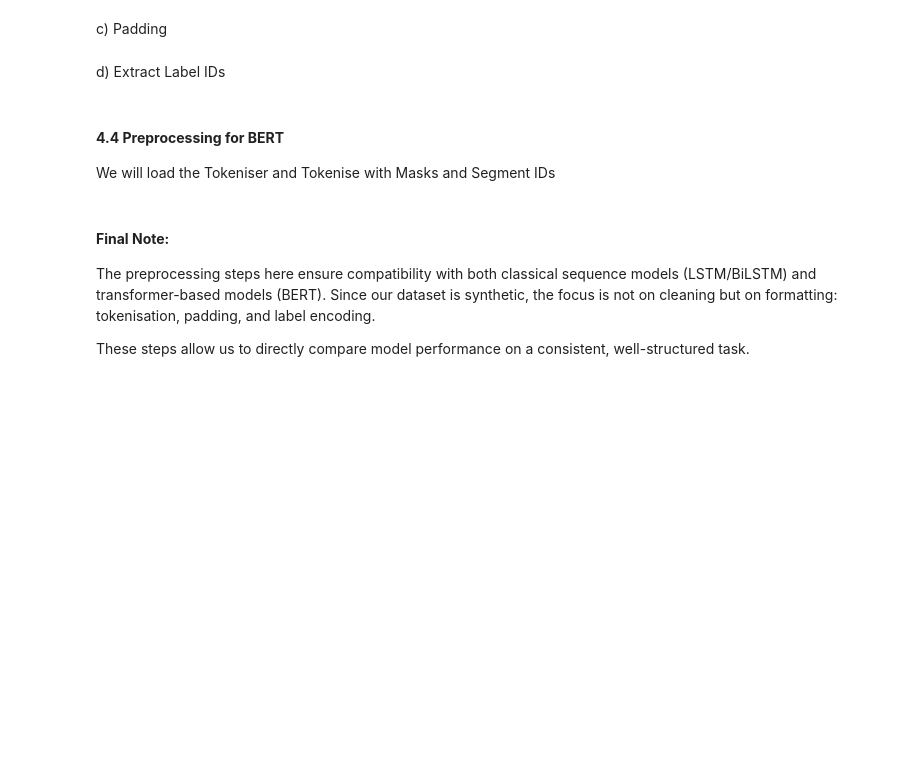
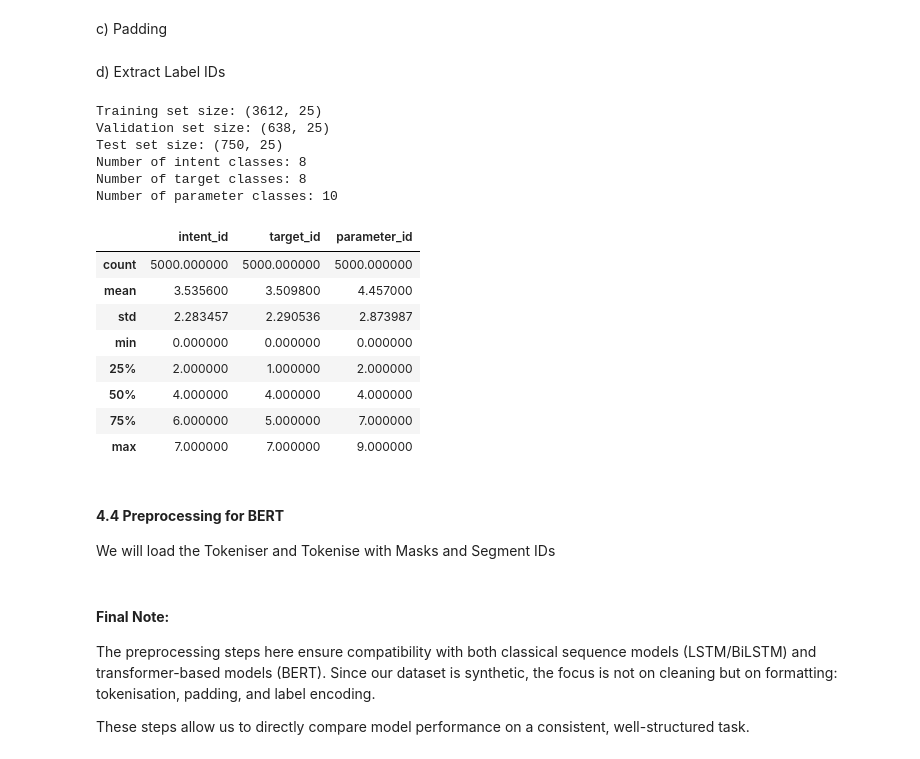
Before and after one commit to kidmpukane/intent_parser_nlp, a Jupyter notebook: nlp_intent_parser.ipynb, the cells around one changed output. Cells and saved outputs as stored; diff of their text form; code cells hidden in the pictures; blank space fills up the shorter version.

```diff
--- a/nlp_intent_parser.ipynb
+++ b/nlp_intent_parser.ipynb
@@ -153,7 +153,31 @@ d) Extract Label IDs
 # %%
 y_train_intent = train_df["intent_id"].values
 y_val_intent = val_df["intent_id"].values
 y_test_intent = test_df["intent_id"].values
+
+print("Training set size:", X_train.shape)
+print("Validation set size:", X_val.shape)
+print("Test set size:", X_test.shape)
+print("Number of intent classes:", len(intent_encoder.classes_))
+print("Number of target classes:", len(target_encoder.classes_))
+print("Number of parameter classes:", len(parameter_encoder.classes_))
+df.describe()
+# %% [output]
+Training set size: (3612, 25)
+Validation set size: (638, 25)
+Test set size: (750, 25)
+Number of intent classes: 8
+Number of target classes: 8
+Number of parameter classes: 10
+|  | intent_id | target_id | parameter_id |
+| count | 5000.000000 | 5000.000000 | 5000.000000 |
+| mean | 3.535600 | 3.509800 | 4.457000 |
+| std | 2.283457 | 2.290536 | 2.873987 |
+| min | 0.000000 | 0.000000 | 0.000000 |
+| 25% | 2.000000 | 1.000000 | 2.000000 |
+| 50% | 4.000000 | 4.000000 | 4.000000 |
+| 75% | 6.000000 | 5.000000 | 7.000000 |
+| max | 7.000000 | 7.000000 | 9.000000 |
 # %% [markdown]
 #### **4.4 Preprocessing for BERT**
 
```
Also changed, not shown: parts of 11 cells of this notebook.
